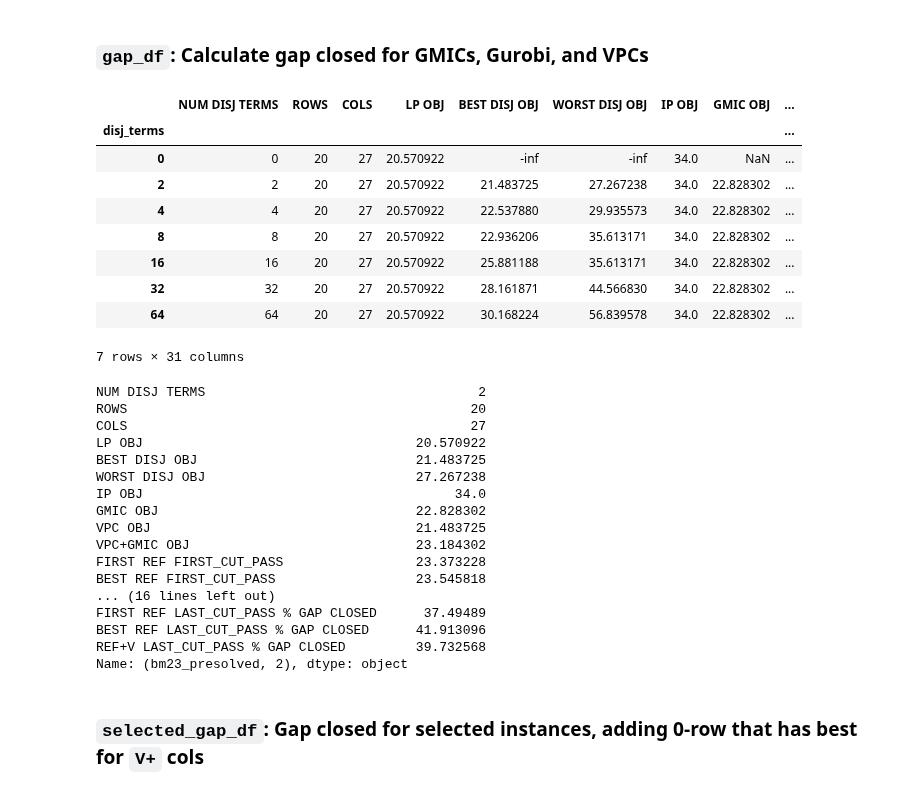
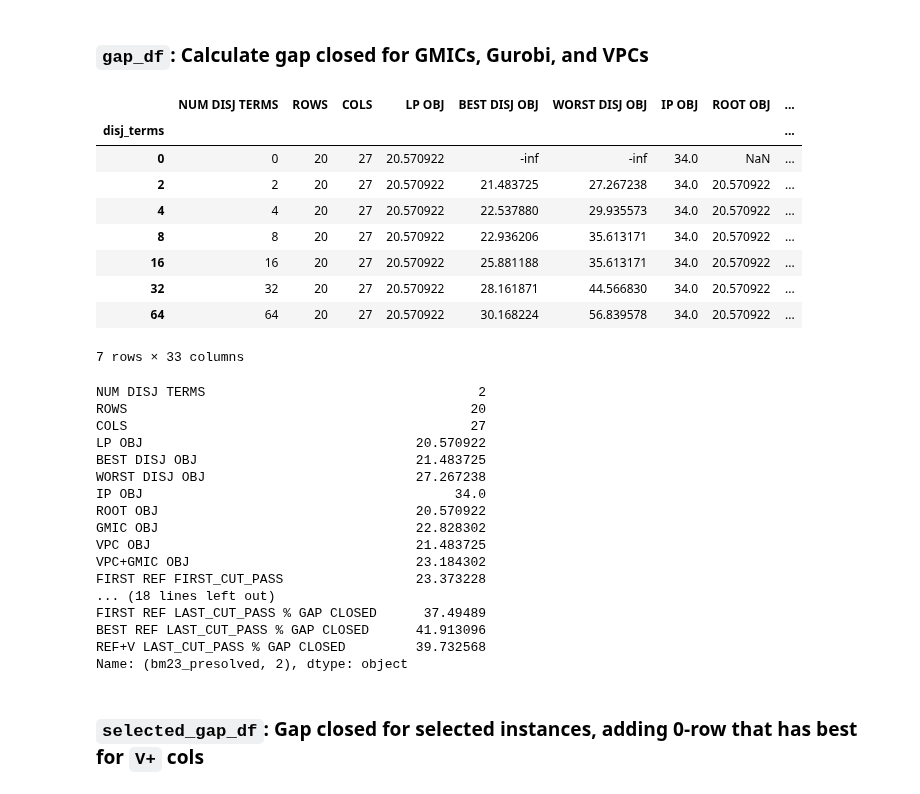
Before and after one commit to akazachk/vpc, a Jupyter notebook: plots/plots.ipynb, the cells around one changed output. Saved outputs shown, nothing was run; the diff lists cells and outputs as text; code cells hidden in the pictures.

```diff
--- a/plots/plots.ipynb
+++ b/plots/plots.ipynb
@@ -33,7 +33,7 @@ except KeyError:
 
 VPC_DIR = REPOS_DIR + "/vpc/"
 #RESULTS_DIR = VPC_DIR + "results/saved/"
-RESULTS_DIR = VPC_DIR + "results/2023-06-25/"
+#RESULTS_DIR = VPC_DIR + "results/2023-06-25/"
 RESULTS_DIR = HOME_DIR + '/' + "results/saved/"
 DATA_DIR = VPC_DIR + "data/"
 
@@ -69,7 +69,7 @@ def initialize_df(filename):
 df_ipopt = pd.read_csv(DATA_DIR + "ip_obj.csv")
 df_ipopt = df_ipopt.set_index(df_ipopt[df_ipopt.columns[0]])
 # df_ipopt.rename(columns = {'IP_OBJ' : 'IP OBJ'}, inplace=True) # for consistency with other dfs
-df_ipopt.rename(columns = {'IP Objective' : 'IP OBJ'}, inplace=True) # for consistency with other dfs
+# df_ipopt.rename(columns = {'IP Objective' : 'IP OBJ'}, inplace=True) # for consistency with other dfs
 df_ipopt = df_ipopt[~df_ipopt.index.duplicated()]
 display(df_ipopt.head())
 display(df_ipopt['IP OBJ']['bm23_presolved'])
@@ -263,7 +263,7 @@ df_rejection_reason.iloc[:,3:] = False # no rejection criteria at true
 
 for col in ['OPTIMAL_SOLUTION_FOUND']:
     df_rejection_reason[col] = df_rejection_reason[col].astype(np.int64)
-for col in ['NUM_WITH_OBJS', 'NUM_WITH_CUTS', 'LP_OPT_IS_NOT_CUT', 'DLB=DUB', 'LP=DLB=DUB', 'PRLP_INFEASIBLE', 'PRLP_TIME_LIMIT']:
+for col in ['NUM_WITH_OBJS', 'NUM_WITH_CUTS', 'LP_OPT_IS_NOT_CUT', 'DLB=DUB', 'LP=DLB=DUB', 'PRLP_INFEASIBLE', 'PRLP_TIME_LIMIT', 'GUR_TIMEOUT']:
     df_rejection_reason[col] = df_rejection_reason[col].astype(np.int8)
 display(df_rejection_reason.head())
 # %% [output]
@@ -761,6 +764,7 @@ gap_df = df.loc[:,
                     'BEST DISJ OBJ',
                     'WORST DISJ OBJ',
                     'IP OBJ',
+                    'ROOT OBJ',
                     'GMIC OBJ',
                     'VPC OBJ',
                     'VPC+GMIC OBJ',
@@ -779,49 +783,53 @@ gap_df = df.loc[:,
 # Calculate some missing % gap closed columns
 # gap closed = 100 * (post_cut_opt_val - lp_opt_val) / (ip_opt_val - lp_opt_val)
 cut_type = "GMIC"
+col = cut_type + " OBJ"
+gap_df[cut_type + " % GAP CLOSED"] = calc_gap_closed(gap_df, col)
+
+cut_type = "ROOT"
 col = cut_type + " OBJ"
 gap_df[cut_type + " % GAP CLOSED"] = calc_gap_closed(gap_df, col)
 
 cut_type = "BEST DISJ"
 col = cut_type + " OBJ"
 gap_df[cut_type + " % GAP CLOSED"] = calc_gap_closed(gap_df, col)
 
 cut_type = "VPC"
 col = cut_type + " OBJ"
 gap_df[cut_type + " % GAP CLOSED"] = calc_gap_closed(gap_df, col)
 
 cut_type = "VPC+GMIC"
 col = cut_type + " OBJ"
 gap_df[cut_type + " % GAP CLOSED"] = calc_gap_closed(gap_df, col)
 
 # Add max(G,V) column
 gap_df["MAX(GMIC,VPC) % GAP CLOSED"] = np.maximum(gap_df["GMIC % GAP CLOSED"], gap_df["VPC % GAP CLOSED"])
 
 # Compare against Gurobi
 col = "REF FIRST_CUT_PASS"
 gap_df["FIRST " + col + " % GAP CLOSED"] = calc_gap_closed(gap_df, "FIRST " + col)
 gap_df["BEST " + col + " % GAP CLOSED"] = calc_gap_closed(gap_df, "BEST " + col)
 col = "REF+V FIRST_CUT_PASS"
 gap_df[col + " % GAP CLOSED"] = calc_gap_closed(gap_df, "FIRST " + col)
 col = "REF LAST_CUT_PASS"
 gap_df["FIRST " + col + " % GAP CLOSED"] = calc_gap_closed(gap_df, "FIRST " + col)
 gap_df["BEST " + col + " % GAP CLOSED"] = calc_gap_closed(gap_df, "BEST " + col)
 col = "REF+V LAST_CUT_PASS"
 gap_df[col + " % GAP CLOSED"] = calc_gap_closed(gap_df, "FIRST " + col)
 
 display(gap_df.loc['bm23_presolved'])
 display(gap_df.loc[("bm23_presolved",2)])
 # %% [output]
-|  | NUM DISJ TERMS | ROWS | COLS | LP OBJ | BEST DISJ OBJ | WORST DISJ OBJ | IP OBJ | GMIC OBJ | ... |
+|  | NUM DISJ TERMS | ROWS | COLS | LP OBJ | BEST DISJ OBJ | WORST DISJ OBJ | IP OBJ | ROOT OBJ | ... |
 | disj_terms |  |  |  |  |  |  |  |  | ... |
 | 0 | 0 | 20 | 27 | 20.570922 | -inf | -inf | 34.0 | NaN | ... |
-| 2 | 2 | 20 | 27 | 20.570922 | 21.483725 | 27.267238 | 34.0 | 22.828302 | ... |
-| 4 | 4 | 20 | 27 | 20.570922 | 22.537880 | 29.935573 | 34.0 | 22.828302 | ... |
-| 8 | 8 | 20 | 27 | 20.570922 | 22.936206 | 35.613171 | 34.0 | 22.828302 | ... |
-| 16 | 16 | 20 | 27 | 20.570922 | 25.881188 | 35.613171 | 34.0 | 22.828302 | ... |
-| 32 | 32 | 20 | 27 | 20.570922 | 28.161871 | 44.566830 | 34.0 | 22.828302 | ... |
-| 64 | 64 | 20 | 27 | 20.570922 | 30.168224 | 56.839578 | 34.0 | 22.828302 | ... |
+| 2 | 2 | 20 | 27 | 20.570922 | 21.483725 | 27.267238 | 34.0 | 20.570922 | ... |
+| 4 | 4 | 20 | 27 | 20.570922 | 22.537880 | 29.935573 | 34.0 | 20.570922 | ... |
+| 8 | 8 | 20 | 27 | 20.570922 | 22.936206 | 35.613171 | 34.0 | 20.570922 | ... |
+| 16 | 16 | 20 | 27 | 20.570922 | 25.881188 | 35.613171 | 34.0 | 20.570922 | ... |
+| 32 | 32 | 20 | 27 | 20.570922 | 28.161871 | 44.566830 | 34.0 | 20.570922 | ... |
+| 64 | 64 | 20 | 27 | 20.570922 | 30.168224 | 56.839578 | 34.0 | 20.570922 | ... |
-7 rows × 31 columns
+7 rows × 33 columns
 NUM DISJ TERMS                                   2
 ROWS                                            20
 COLS                                            27
@@ -829,12 +837,12 @@ LP OBJ                                   20.570922
 BEST DISJ OBJ                            21.483725
 WORST DISJ OBJ                           27.267238
 IP OBJ                                        34.0
+ROOT OBJ                                 20.570922
 GMIC OBJ                                 22.828302
 VPC OBJ                                  21.483725
 VPC+GMIC OBJ                             23.184302
 FIRST REF FIRST_CUT_PASS                 23.373228
-BEST REF FIRST_CUT_PASS                  23.545818
-... (16 lines left out)
+... (18 lines left out)
 FIRST REF LAST_CUT_PASS % GAP CLOSED      37.49489
 BEST REF LAST_CUT_PASS % GAP CLOSED      41.913096
 REF+V LAST_CUT_PASS % GAP CLOSED         39.732568
```
Also changed, not shown: parts of 40 cells of this notebook.
